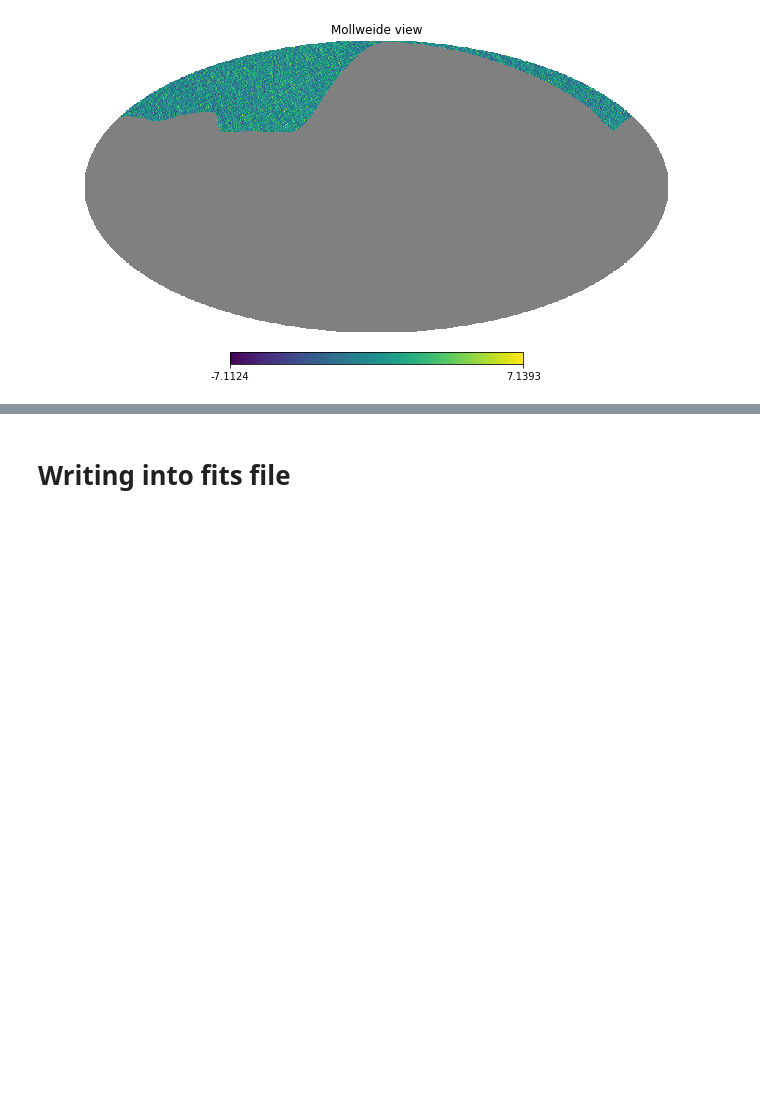
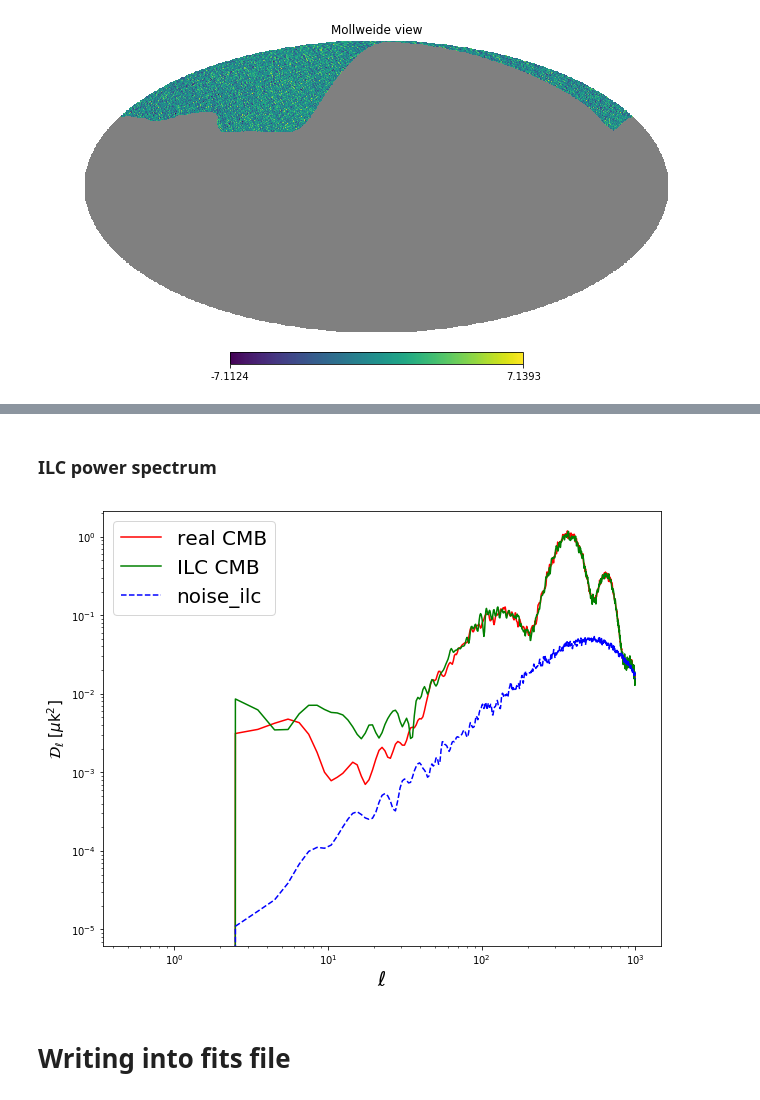
Before and after one commit to yaojian95/Ali_foreground, a Jupyter notebook: codes/Maps_for_USTC.ipynb, the cells around one changed output, grey strips where cells are left out. Cells and saved outputs as stored; diff of their text form; code cells hidden in the pictures; blank space fills up the shorter version.

Commit message:
ILC in real space

```diff
--- a/codes/Maps_for_USTC.ipynb
+++ b/codes/Maps_for_USTC.ipynb
@@ -246,0 +305,3 @@ total_cl = hp.anafast(total_mask[1], nspec=3, lmax = lmax - 1)
+# %%
+index = np.arange(12*nside**2)
+mask_index = index[ali_ma == 1]
@@ -247,3 +364,37 @@ total_cl = hp.anafast(total_mask[1], nspec=3, lmax = lmax - 1)
+# %% [markdown]
+### ILC power spectrum
+# %%
+cmb_I = np.zeros_like(cmb_Q);
+cmb_ILC_pix = np.row_stack((cmb_I, cmb_Q, cmb_U))
+
+noise_I = np.zeros_like(noise_ilc_q)
+noise_ilc_pix = np.row_stack((noise_I, noise_ilc_q, noise_ilc_u))
+
+cls_ILC_pix = hp.anafast(cmb_ILC_pix, lmax = lmax, nspec = 3)
+nl_ilc_pix = hp.anafast(noise_ilc_pix, lmax = lmax, nspec = 3)
+clee_pix = utils.bin_l(cls_ILC_pix[1], lmax, Q); clbb_pix = utils.bin_l(cls_ILC_pix[2], lmax, Q)
+nlee_pix = bin_l(nl_ilc_pix[1], lmax, Q); nlbb_pix = bin_l(nl_ilc_pix[2], lmax, Q)
+# %%
+fig1 = plt.figure(1, figsize=(10,8))
+# plt.axis('off')
+# frame1=fig1.add_axes((.1,.4,.8,.5)) # x0, y0, width, height
+plt.loglog(Ell, Ell*(Ell+1)/2/np.pi*cl_clean[0], 'r-',label = 'real CMB')
+plt.loglog(Ell, Ell*(Ell+1)/2/np.pi*(clee_pix - nlee_pix), 'g-', label = 'ILC CMB')
+plt.loglog(Ell, Ell*(Ell+1)/2/np.pi*nlee_pix, 'b--', label = 'noise_ilc')
+
+plt.xlabel('$\ell$', fontsize = 20);
+plt.ylabel(r'$\mathcal{D}_{\ell}$ [$\mu$k$^2$]', fontsize = 15)
+plt.legend(fontsize = 20)
+# plt.title('ILC in harmonical space, subtracting %s * dust'%frac, fontsize = 20)
+
+# frame2=fig1.add_axes((.1,.1,.8,.3))
+# plt.semilogx(Ell, (cl_ilc - cls)/cls*100, 'k--')
+# plt.axhline(0,color = 'k')
+# plt.ylabel(r'$\Delta \mathcal{D}_\ell$/$\mathcal{D}^{real}_{\ell} $ [%]', fontsize = 15);plt.xlabel(r'$\ell$', fontsize = 20)
+# plt.ylim(-100, 100)
+plt.savefig('/home/jianyao/Ali_maps/results/0212/ILC_pixel_EE_1_bin_1000.jpg', format = 'png')
+# %% [output]
+[figure, added]
 # %% [markdown]
 # Writing into fits file
 # %%
```
Also changed, not shown: parts of 11 cells of this notebook.
